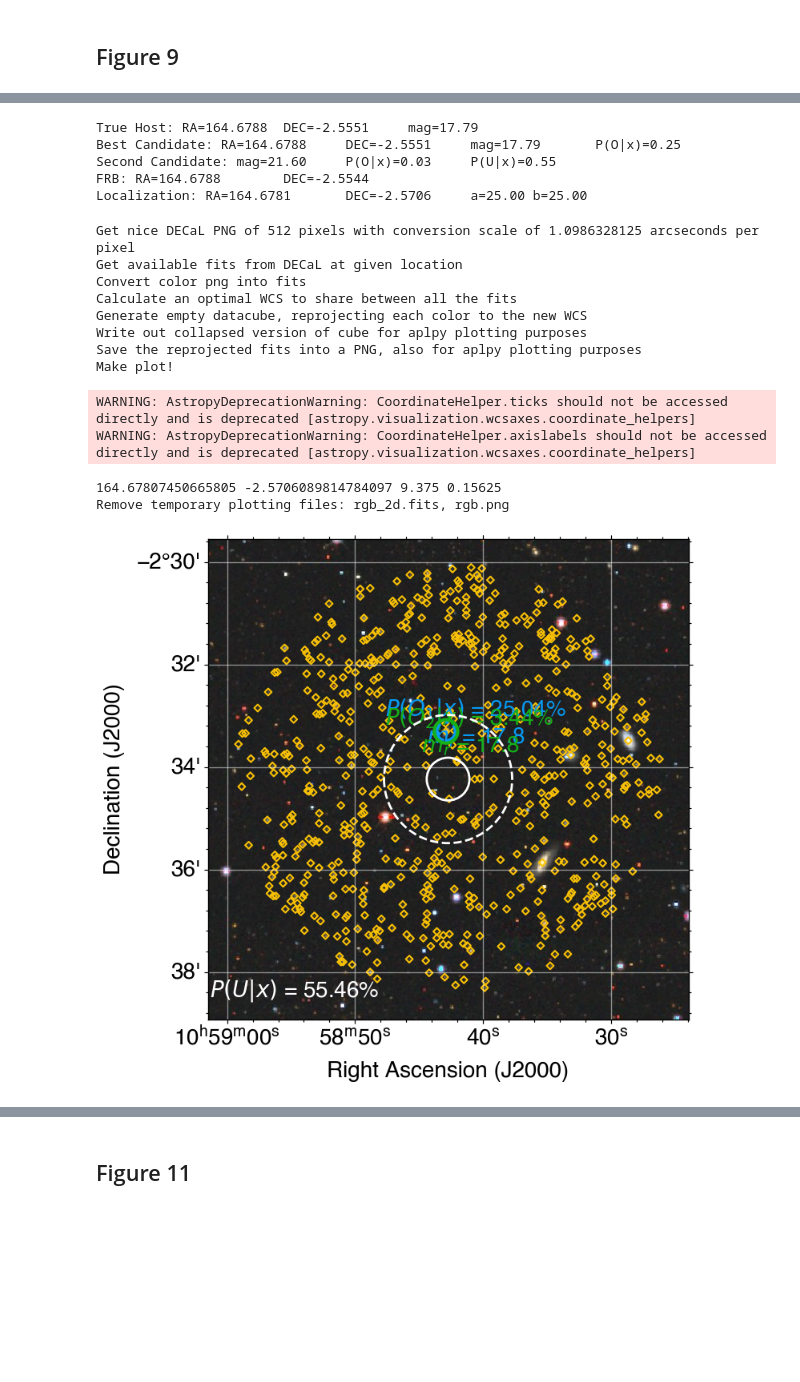
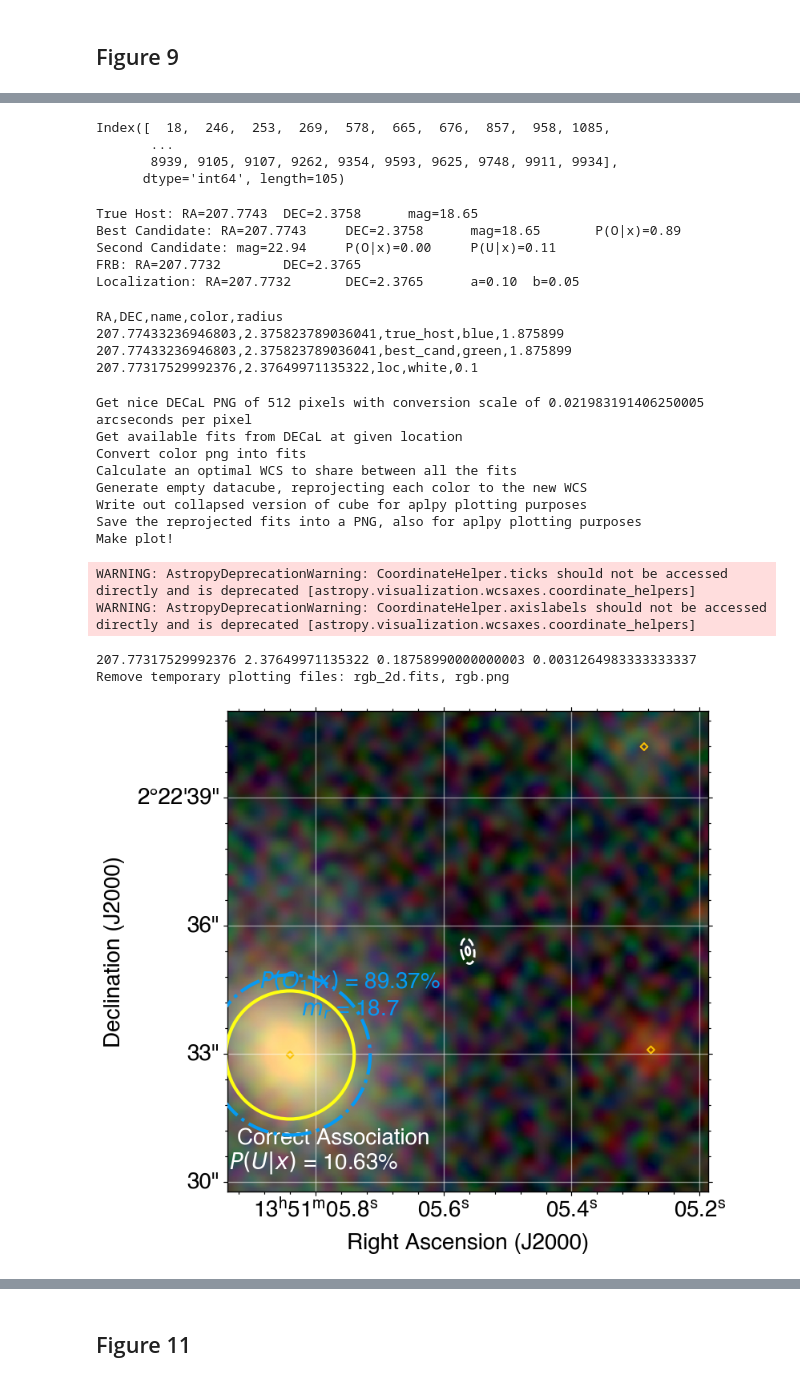
Before and after one commit to FRBs/astropath, a Jupyter notebook: docs/nb/Reproducing_Andersen+26_Figures.ipynb, the cells around one changed output, grey strips where cells are left out. Cells and saved outputs as stored; diff of their text form; code cells hidden in the pictures; blank space fills up the shorter version.

```diff
--- a/docs/nb/Reproducing_Andersen+26_Figures.ipynb
+++ b/docs/nb/Reproducing_Andersen+26_Figures.ipynb
@@ -1827,8 +1471,7 @@ os.environ["HSC_SSP_CAS_PASSWORD"] = "<password>"
 # %%
-# fn = os.path.join(os.getenv('FRB_APATH'), f'digest_a25b2pa12_exponential_exp_inverse_pu0.15_catalog_dudxmmlss_hecate_DECaL_10000_origsim.parquet')
-fn = os.path.join(os.getenv('FRB_APATH'), f'digest_a25b25pa0_exponential_exp_inverse_pu0.15_catalog_dudxmmlss_hecate_DECaL_10000_unseen.parquet')
+loc = 'a0b0pa10'
+fn = os.path.join(os.getenv('FRB_APATH'), 'final_sims', f'digest_{loc}_exponential_exp_inverse_pu0.15_catalog_dudxmmlss_hecate_DECaL_10000_final.parquet')
 digest = pd.read_parquet(fn)
 # %%
-# fn = os.path.join(os.getenv('FRB_APATH'), f'full_path_results_a25b2pa12_exponential_exp_inverse_pu0.15_catalog_dudxmmlss_hecate_DECaL_10000_origsim.parquet')
-fn = os.path.join(os.getenv('FRB_APATH'), f'full_path_results_a25b25pa0_exponential_exp_inverse_pu0.15_catalog_dudxmmlss_hecate_DECaL_10000.parquet')
+fn = os.path.join(os.getenv('FRB_APATH'), 'final_sims', f'full_path_results_{loc}_exponential_exp_inverse_pu0.15_catalog_dudxmmlss_hecate_DECaL_10000_final.parquet')
 sim_results = pd.read_parquet(fn)
@@ -1862,10 +1478,20 @@ Name: ra_loc, dtype: float64
+# %%
+# Pick out a particular subset of scenarios that you want to plot
+indices = digest[(digest['P_Ox'] < 0.9) & (digest['mag_host'] > 18) & (digest['mag_host'] < 19)].index
+# %%
+indices
+# %% [output]
+Index([  18,  246,  253,  269,  578,  665,  676,  857,  958, 1085,
+       ...
+       8939, 9105, 9107, 9262, 9354, 9593, 9625, 9748, 9911, 9934],
+      dtype='int64', length=105)
 # %%
 # Grab necessary info, index is the FRB number in the digest
 # ii = 9197
-ii = 179
+ii = indices[12]
 include_legend = False
 
-digest_frb = digest[digest.FRB_ID == 179]
+digest_frb = digest[digest.FRB_ID == ii]
 ra_true_host = digest_frb['ra_host'].item()
 dec_true_host = digest_frb['dec_host'].item()
 mag_true_host = digest_frb['mag_host'].item()
@@ -1877,10 +1503,13 @@ results_second_cand = results.iloc[1:2]
 ra_best_cand = results_best_cand['ra'].item()
 dec_best_cand = results_best_cand['dec'].item()
 mag_best_cand = results_best_cand['mag'].item()
-angsize_cand = results_best_cand['ang_size'].item()
+angsize_best_cand = results_best_cand['ang_size'].item()
 POx_best_cand = results_best_cand['P_Ox'].item()
 POx_second_cand = results_second_cand['P_Ox'].item()
+ra_second_cand = results_second_cand['ra'].item()
+dec_second_cand = results_second_cand['dec'].item()
 mag_second_cand = results_second_cand['mag'].item()
+angsize_second_cand = results_second_cand['ang_size'].item()
 PUx = results_best_cand['P_Ux'].item()
 print("Best Candidate: RA={:.4f}\tDEC={:.4f}\tmag={:.2f}\tP(O|x)={:.2f}".format(ra_best_cand, dec_best_cand, mag_best_cand, POx_best_cand))
 print("Second Candidate: mag={:.2f}\tP(O|x)={:.2f}\tP(U|x)={:.2f}".format(mag_second_cand, POx_second_cand, PUx))
@@ -1894,8 +1523,8 @@ b_err = digest_frb['b'].item() / 3600.
 print("Localization: RA={:.4f}\tDEC={:.4f}\ta={:.2f}\tb={:.2f}".format(ra_loc, dec_loc, a_err*3600, b_err*3600))
 theta = digest_frb['PA'].item()
 # %% [output]
-True Host: RA=164.6788  DEC=-2.5551     mag=17.79
-Best Candidate: RA=164.6788     DEC=-2.5551     mag=17.79       P(O|x)=0.25
-Second Candidate: mag=21.60     P(O|x)=0.03     P(U|x)=0.55
-FRB: RA=164.6788        DEC=-2.5544
-Localization: RA=164.6781       DEC=-2.5706     a=25.00 b=25.00
+True Host: RA=207.7743  DEC=2.3758      mag=18.65
+Best Candidate: RA=207.7743     DEC=2.3758      mag=18.65       P(O|x)=0.89
+Second Candidate: mag=22.94     P(O|x)=0.00     P(U|x)=0.11
+FRB: RA=207.7732        DEC=2.3765
+Localization: RA=207.7732       DEC=2.3765      a=0.10  b=0.05
@@ -1904,36 +1531,51 @@ df_test = pd.read_parquet('/Users/bandersen/Documents/CHIME/notebooks/path_simul
+# %%
+print('RA,DEC,name,color,radius')
+print(f'{ra_true_host},{dec_true_host},true_host,blue,{angsize_host}')
+print(f'{ra_best_cand},{dec_best_cand},best_cand,green,{angsize_best_cand}')
+print(f'{ra_loc},{dec_loc},loc,white,{a_err*3600.}')
+# %% [output]
+RA,DEC,name,color,radius
+207.77433236946803,2.375823789036041,true_host,blue,1.875899
+207.77433236946803,2.375823789036041,best_cand,green,1.875899
+207.77317529992376,2.37649971135322,loc,white,0.1
 # %%
 # Pick which survey to plot
 survey_str = 'DECaL' # Can be: 'HSC', 'DECaL', 'Pan-STARRS'
-size_arcmin = np.nanmax([3.*a_err, 3.*b_err]) * 60. * 2.5 * 3.
+size_arcmin = np.nanmax([2*angsize_host, 2*angsize_best_cand, 2*angsize_second_cand, 3.*a_err, 3.*b_err]) / 60. * 3
 
 sup_fig = plt.figure(figsize=(6, 6))
 axes = [0., 0., 1., 1.]
+
+if POx_second_cand < 0.05:
+    ra_second_cand, dec_second_cand, mag_second_cand, angsize_second_cand, POx_second_cand = None, None, None, None, None
 
 sim_utils.plot_color_image(
     ra_true_host, dec_true_host,
     mag_true_host, angsize_host,
     ra_best_cand, dec_best_cand,
-    mag_best_cand, angsize_cand,
-    POx_best_cand, POx_second_cand, PUx,
+    mag_best_cand, angsize_best_cand,
+    POx_best_cand, PUx,
     ra_loc, dec_loc,
-    a_err, b_err,
-    theta,
+    a_err, b_err, theta,
     sup_fig, axes, include_legend,
     size_arcmin=size_arcmin, filt="gri",
     survey_str=survey_str, outfile=None, scale=99.9,
     all_cands=results,
+    ra_second_cand=ra_second_cand, dec_second_cand=dec_second_cand,
+    mag_second_cand=mag_second_cand, angsize_second_cand=angsize_second_cand,
+    POx_second_cand=POx_second_cand, correct_association=digest_frb['correct_association'].item(),
 )
 # %% [output]
-Get nice DECaL PNG of 512 pixels with conversion scale of 1.0986328125 arcseconds per pixel
+Get nice DECaL PNG of 512 pixels with conversion scale of 0.021983191406250005 arcseconds per pixel
 Get available fits from DECaL at given location
 Convert color png into fits
 Calculate an optimal WCS to share between all the fits
 Generate empty datacube, reprojecting each color to the new WCS
 Write out collapsed version of cube for aplpy plotting purposes
 Save the reprojected fits into a PNG, also for aplpy plotting purposes
 Make plot!
 WARNING: AstropyDeprecationWarning: CoordinateHelper.ticks should not be accessed directly and is deprecated [astropy.visualization.wcsaxes.coordinate_helpers]
 WARNING: AstropyDeprecationWarning: CoordinateHelper.axislabels should not be accessed directly and is deprecated [astropy.visualization.wcsaxes.coordinate_helpers]
-164.67807450665805 -2.5706089814784097 9.375 0.15625
+207.77317529992376 2.37649971135322 0.18758990000000003 0.0031264983333333337
 Remove temporary plotting files: rgb_2d.fits, rgb.png
-[figure, old version]
+[figure, new version]
```
Also changed, not shown: parts of 74 cells of this notebook.
